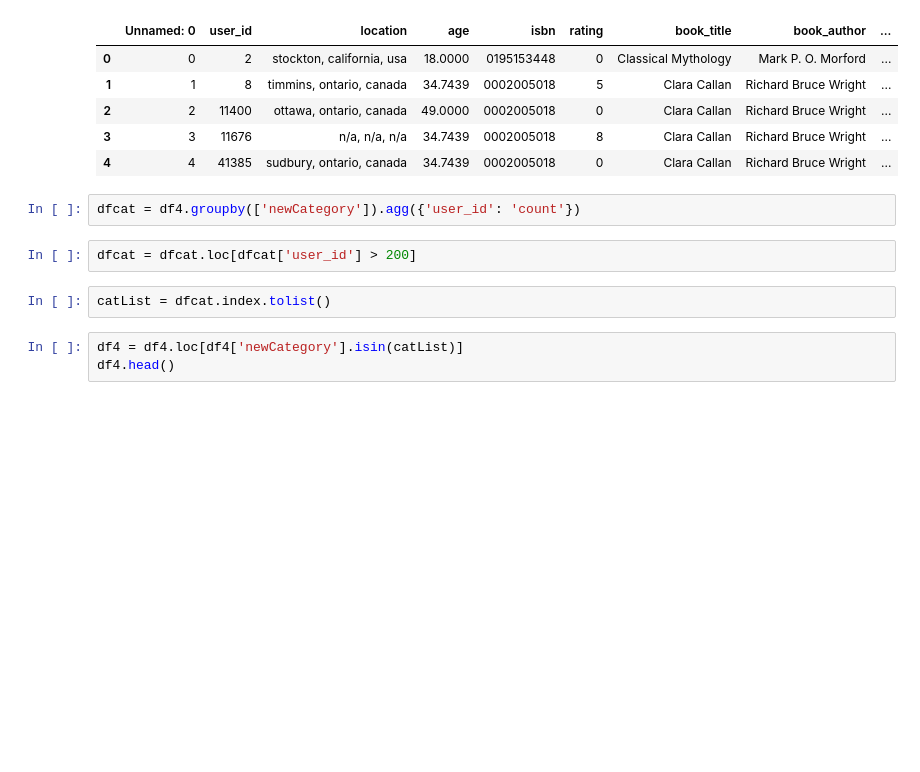
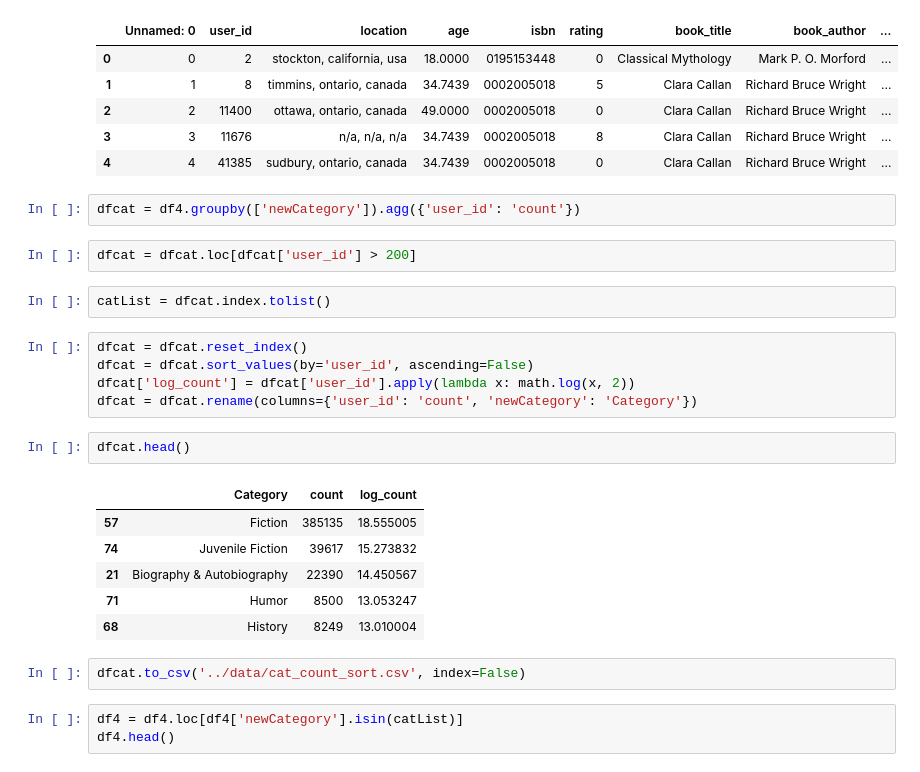
Before and after one commit to kvnyijia/dva-team24, a Jupyter notebook: preprocess/category_data.ipynb, the cells around one changed output. Drawn from its saved outputs; the diff is of its cells as text; blank space fills up the shorter version.

```diff
--- a/preprocess/category_data.ipynb
+++ b/preprocess/category_data.ipynb
@@ -33,6 +33,22 @@ dfcat = df4.groupby(['newCategory']).agg({'user_id': 'count'})
 dfcat = dfcat.loc[dfcat['user_id'] > 200]
 # %%
 catList = dfcat.index.tolist()
+# %%
+dfcat = dfcat.reset_index()
+dfcat = dfcat.sort_values(by='user_id', ascending=False)
+dfcat['log_count'] = dfcat['user_id'].apply(lambda x: math.log(x, 2))
+dfcat = dfcat.rename(columns={'user_id': 'count', 'newCategory': 'Category'})
+# %%
+dfcat.head()
+# %% [output]
+|  | Category | count | log_count |
+| 57 | Fiction | 385135 | 18.555005 |
+| 74 | Juvenile Fiction | 39617 | 15.273832 |
+| 21 | Biography & Autobiography | 22390 | 14.450567 |
+| 71 | Humor | 8500 | 13.053247 |
+| 68 | History | 8249 | 13.010004 |
+# %%
+dfcat.to_csv('../data/cat_count_sort.csv', index=False)
 # %%
 df4 = df4.loc[df4['newCategory'].isin(catList)]
 df4.head()
```
Also changed, not shown: 2 other files.
